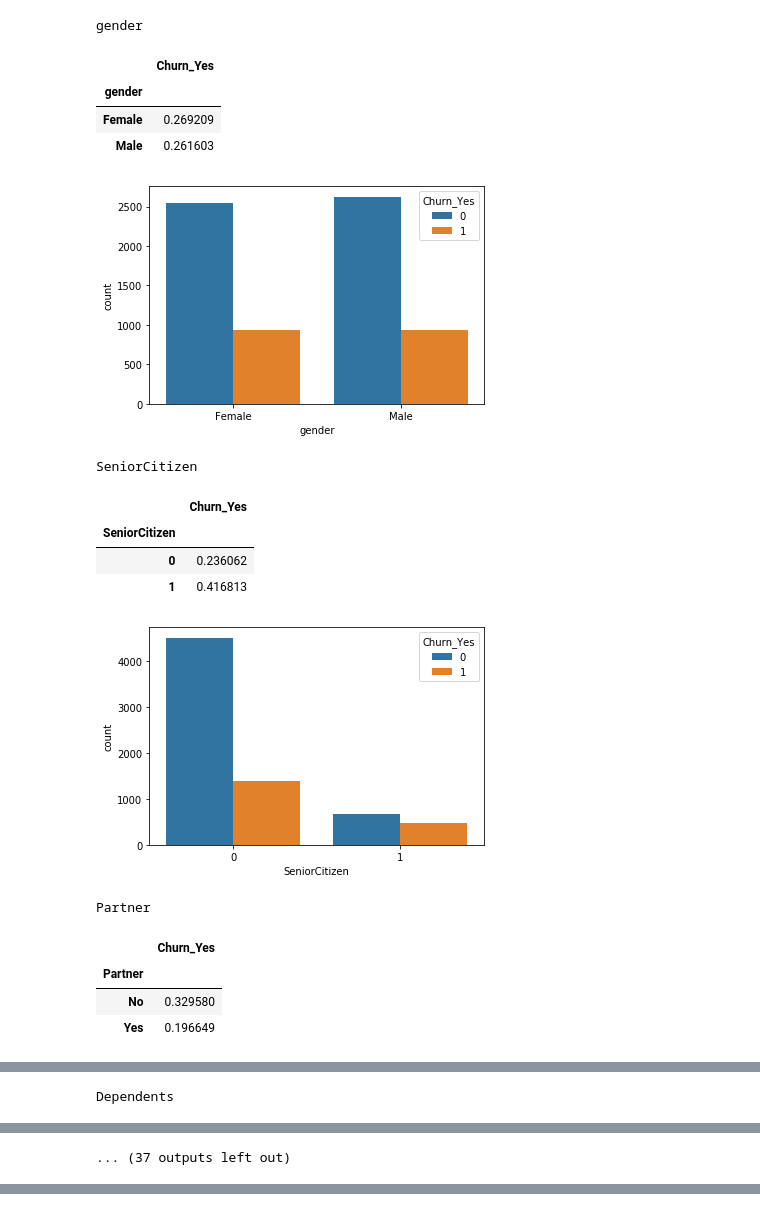
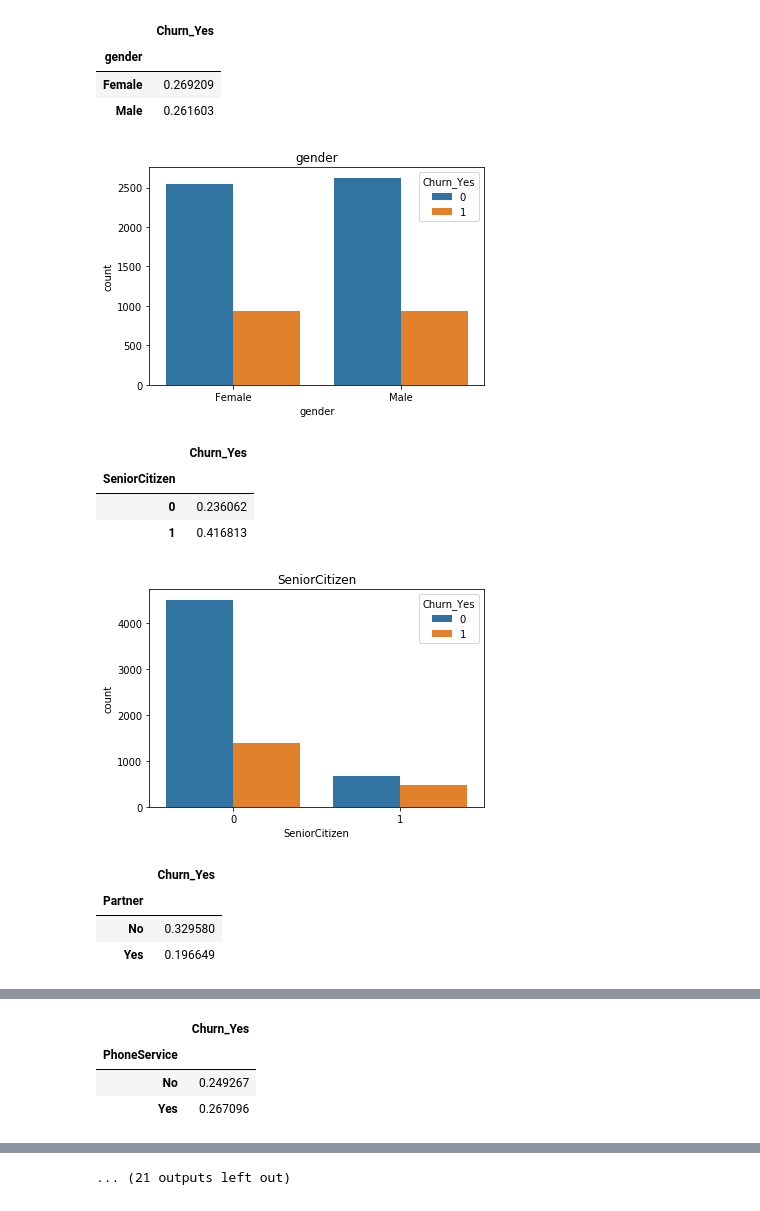
Before and after one commit to jhl126/Capstone2, a Jupyter notebook: Initial EDA.ipynb, the cells around one changed output, grey strips where cells are left out. Cells and saved outputs as stored; diff of their text form; code cells hidden in the pictures.

Commit message:
Fixed charts

```diff
--- a/Initial EDA.ipynb
+++ b/Initial EDA.ipynb
@@ -316,26 +316,23 @@ bin_cols = churn.drop(columns=["tenure", "MonthlyCharges", "Churn_Yes"])
 # %%
 # Getting error but not too sure what the error means
 for col in bin_cols:
-    print(col)
     perc_churn = churn[["Churn_Yes", col]].groupby(col).mean()
     display(perc_churn)
 
     sns.countplot(hue="Churn_Yes", x=col, data=churn)
+    plt.title(col)
     plt.show()
 # %% [output]
-gender
 |  | Churn_Yes |
 | gender |  |
 | Female | 0.269209 |
 | Male | 0.261603 |
-[figure, old version]
+[figure, new version]
-SeniorCitizen
 |  | Churn_Yes |
 | SeniorCitizen |  |
 | 0 | 0.236062 |
 | 1 | 0.416813 |
-[figure, old version]
+[figure, new version]
-Partner
 |  | Churn_Yes |
 | Partner |  |
 | No | 0.329580 |
@@ -344,4 +341,3 @@ Partner
-Dependents
 |  | Churn_Yes |
 | Dependents |  |
 | No | 0.312791 |
@@ -350 +346,4 @@ Dependents
-... (37 outputs left out)
+|  | Churn_Yes |
+| PhoneService |  |
+| No | 0.249267 |
+| Yes | 0.267096 |
@@ -351,3 +357,4 @@ Dependents
+... (21 outputs left out)
 # %%
 churn.head()
 # %%
```
Also changed, not shown: parts of 3 cells of this notebook.
